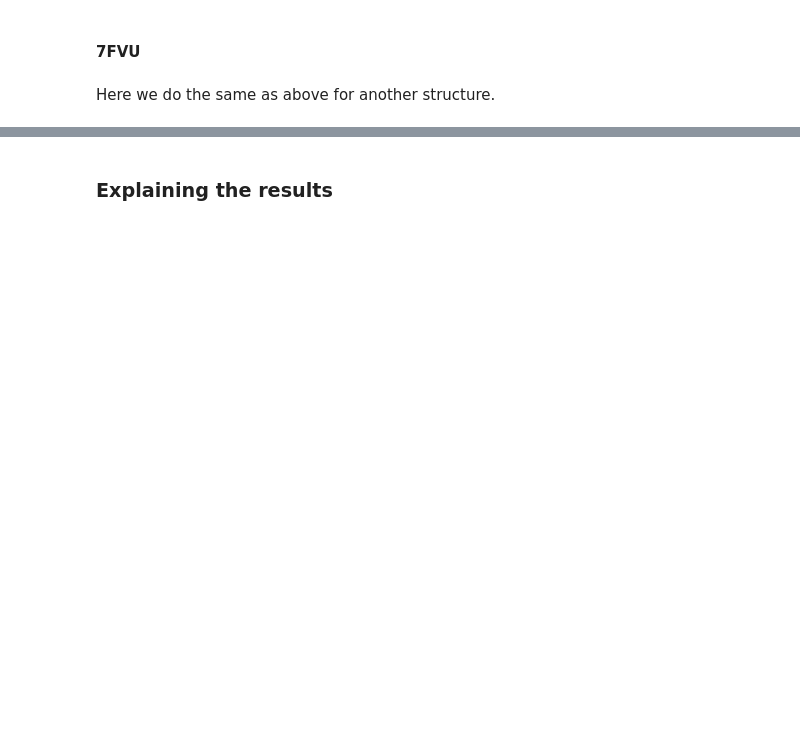
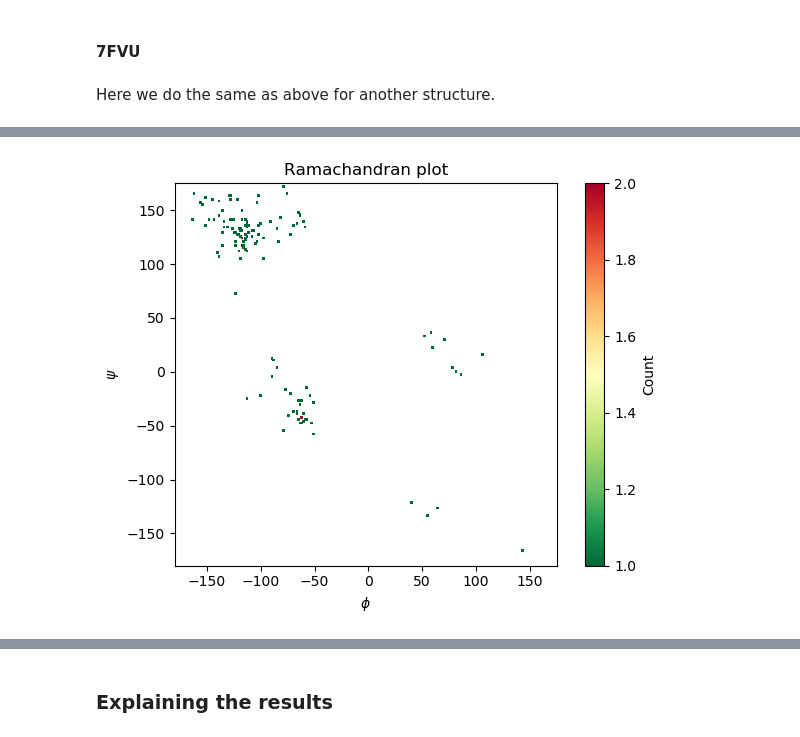
Before and after one commit to volkamerlab/CADDSeminar_2023, a Jupyter notebook: notebooks/T03_proteinfolding/T03_proteinfolding.ipynb, the cells around one changed output, grey strips where cells are left out. Cells and saved outputs as stored; diff of their text form; code cells hidden in the pictures; blank space fills up the shorter version.

```diff
--- a/notebooks/T03_proteinfolding/T03_proteinfolding.ipynb
+++ b/notebooks/T03_proteinfolding/T03_proteinfolding.ipynb
@@ -323,0 +660,41 @@ cea.rms
+# %%
+# Add swiss model -> ramachandran plot
+
+# Code source: Patrick Kunzmann
+# License: BSD 3 clause
+
+from tempfile import gettempdir
+from matplotlib import colors
+import scipy.stats as sts
+
+# Download and parse file
+atom_array = strucio.load_structure("data/7fvu.pdb")
+# Calculate backbone dihedral angles
+# from one of the two identical chains in the asymmetric unit
+phi, psi, omega = struc.dihedral_backbone(
+    atom_array[atom_array.chain_id == "A"]
+)
+# Conversion from radians into degree
+phi *= 180/np.pi
+psi *= 180/np.pi
+# Remove invalid values (NaN) at first and last position
+phi= phi[1:-1]
+psi= psi[1:-1]
+
+# Plot density
+figure = plt.figure()
+ax = figure.add_subplot(111)
+h, xed, yed, image = ax.hist2d(phi, psi, bins=(200, 200),
+                cmap="RdYlGn_r", cmin=1)
+cbar = figure.colorbar(image, orientation="vertical")
+cbar.set_label("Count")
+ax.set_aspect("equal")
+ax.set_xlim(-180, 175)
+ax.set_ylim(-180, 175)
+ax.set_xlabel(r"$\phi$")
+ax.set_ylabel(r"$\psi$")
+ax.set_title("Ramachandran plot")
+figure.tight_layout()
+plt.show()
+# %% [output]
+[figure, added]
```
Also changed, not shown: parts of 22 cells of this notebook.
